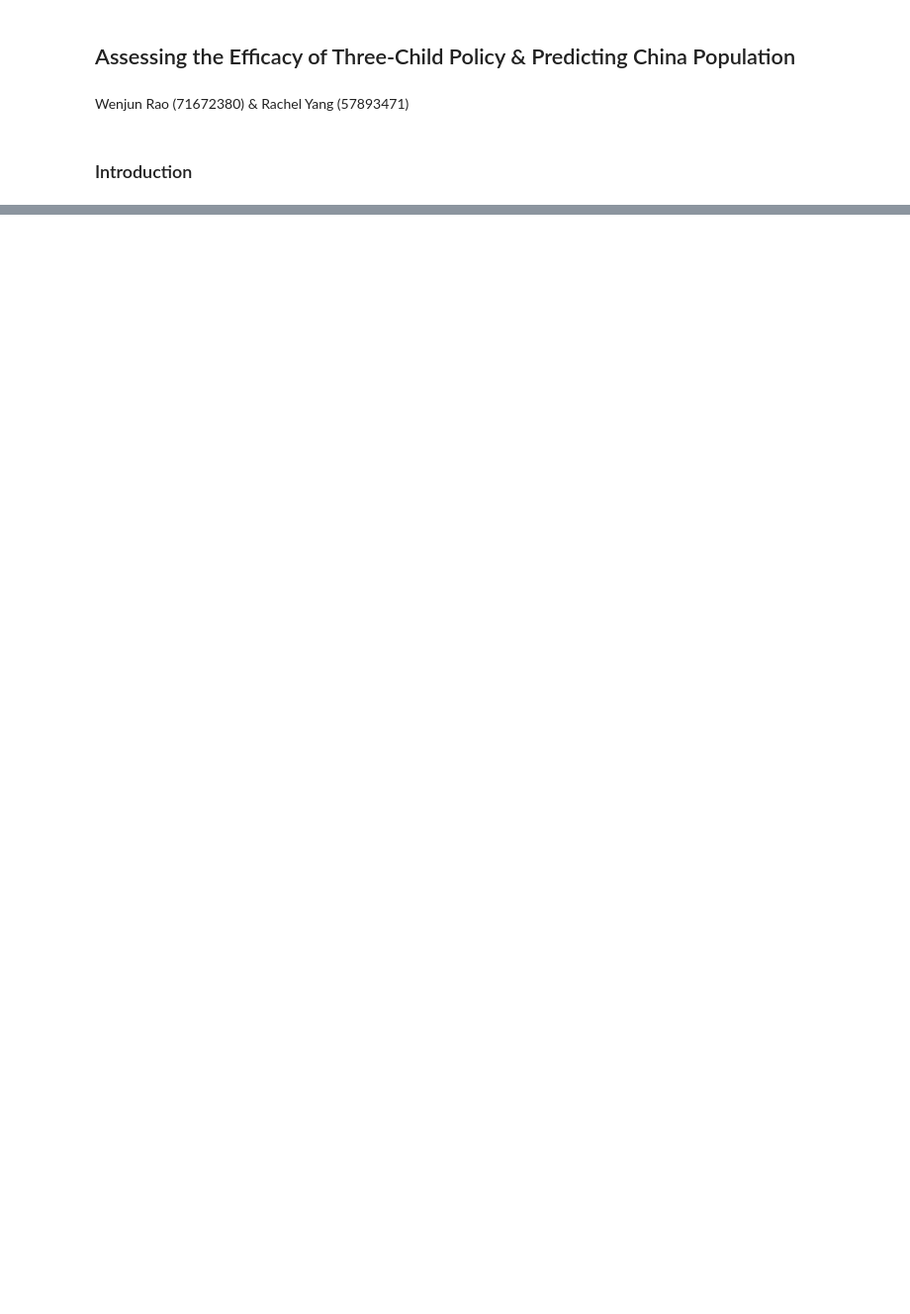
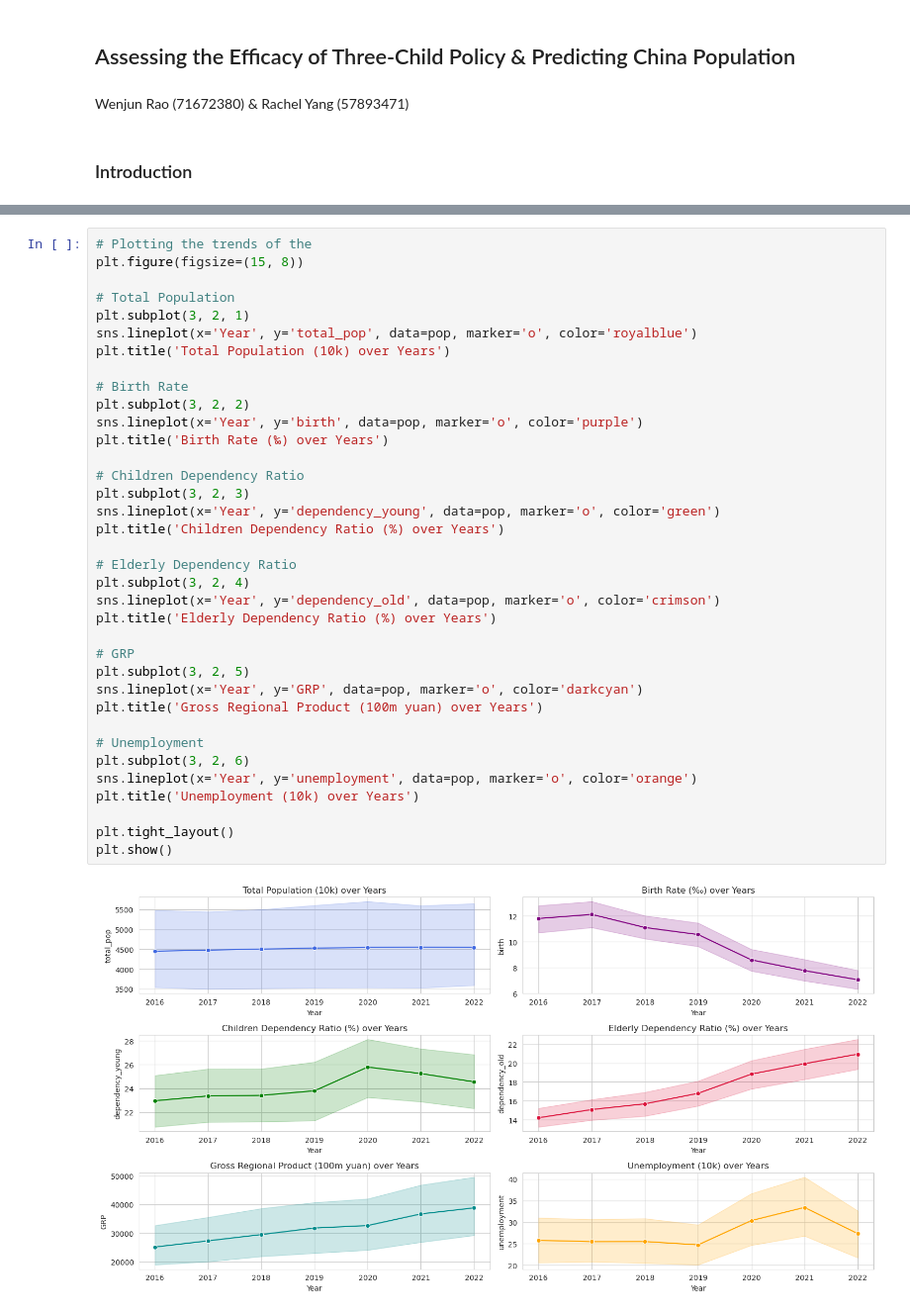
Before and after one commit to yarach71/Econ-323-Final-Project, a Jupyter notebook: Econ 323 Final Project.ipynb, the cells around one changed output, grey strips where cells are left out. Shown: that part at 99% size. Cells and saved outputs as stored; diff of their text form; blank space fills up the shorter version.

```diff
--- a/Econ 323 Final Project.ipynb
+++ b/Econ 323 Final Project.ipynb
@@ -21,0 +169,38 @@ ParserError: Error tokenizing data. C error: Expected 1 fields in line 35, saw 8
+# %%
+# Plotting the trends of the
+plt.figure(figsize=(15, 8))
+
+# Total Population
+plt.subplot(3, 2, 1)
+sns.lineplot(x='Year', y='total_pop', data=pop, marker='o', color='royalblue')
+plt.title('Total Population (10k) over Years')
+
+# Birth Rate
+plt.subplot(3, 2, 2)
+sns.lineplot(x='Year', y='birth', data=pop, marker='o', color='purple')
+plt.title('Birth Rate (‰) over Years')
+
+# Children Dependency Ratio
+plt.subplot(3, 2, 3)
+sns.lineplot(x='Year', y='dependency_young', data=pop, marker='o', color='green')
+plt.title('Children Dependency Ratio (%) over Years')
+
+# Elderly Dependency Ratio
+plt.subplot(3, 2, 4)
+sns.lineplot(x='Year', y='dependency_old', data=pop, marker='o', color='crimson')
+plt.title('Elderly Dependency Ratio (%) over Years')
+
+# GRP
+plt.subplot(3, 2, 5)
+sns.lineplot(x='Year', y='GRP', data=pop, marker='o', color='darkcyan')
+plt.title('Gross Regional Product (100m yuan) over Years')
+
+# Unemployment
+plt.subplot(3, 2, 6)
+sns.lineplot(x='Year', y='unemployment', data=pop, marker='o', color='orange')
+plt.title('Unemployment (10k) over Years')
+
+plt.tight_layout()
+plt.show()
+# %% [output]
+[figure, added]
```
Also changed, not shown: parts of 13 cells of this notebook.
